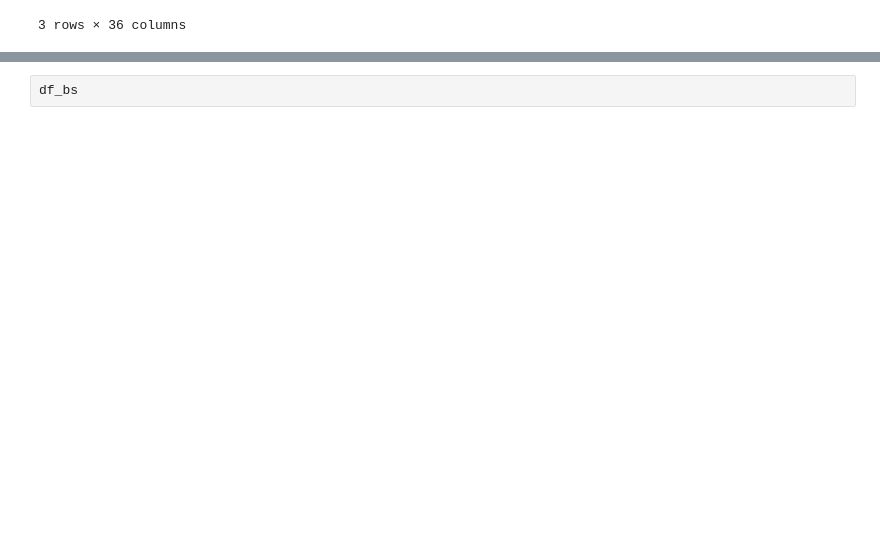
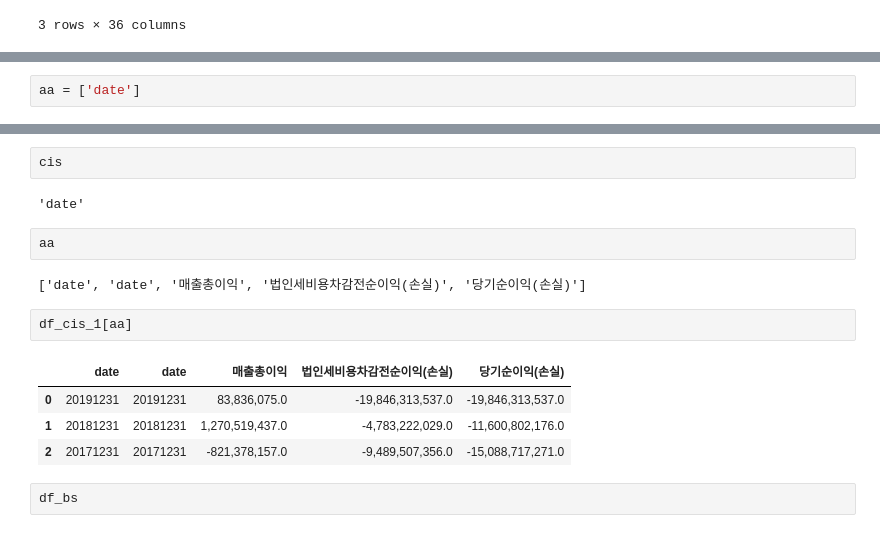
Before and after one commit to Seungki-Jeong/Analysis-of-Corporate-Bankruptcy, a Jupyter notebook: (windows)재무제표, 현금흐름표, 포괄손익계산서 예시-Copy1.ipynb, the cells around one changed output, grey strips where cells are left out. Saved outputs shown, nothing was run; the diff lists cells and outputs as text; blank space fills up the shorter version.

```diff
--- a/(windows)재무제표, 현금흐름표, 포괄손익계산서 예시-Copy1.ipynb
+++ b/(windows)재무제표, 현금흐름표, 포괄손익계산서 예시-Copy1.ipynb
@@ -256,0 +268,2 @@ df_cis_1.head()
+# %%
+aa = ['date']
@@ -257,3 +313,18 @@ df_cis_1.head()
+# %%
+cis
+# %% [output]
+'date'
+# %%
+aa
+# %% [output]
+['date', 'date', '매출총이익', '법인세비용차감전순이익(손실)', '당기순이익(손실)']
+# %%
+df_cis_1[aa]
+# %% [output]
+|  | date | date | 매출총이익 | 법인세비용차감전순이익(손실) | 당기순이익(손실) |
+| 0 | 20191231 | 20191231 | 83,836,075.0 | -19,846,313,537.0 | -19,846,313,537.0 |
+| 1 | 20181231 | 20181231 | 1,270,519,437.0 | -4,783,222,029.0 | -11,600,802,176.0 |
+| 2 | 20171231 | 20171231 | -821,378,157.0 | -9,489,507,356.0 | -15,088,717,271.0 |
 # %%
 df_bs
 # %% [output]
```
Also changed, not shown: parts of 10 cells of this notebook, 3 other files.
